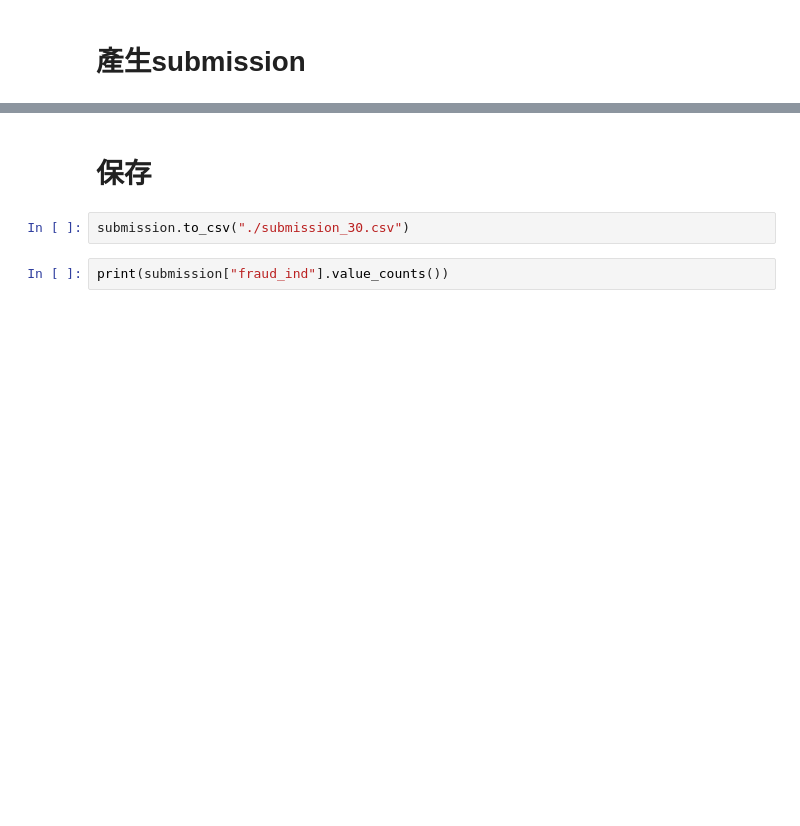
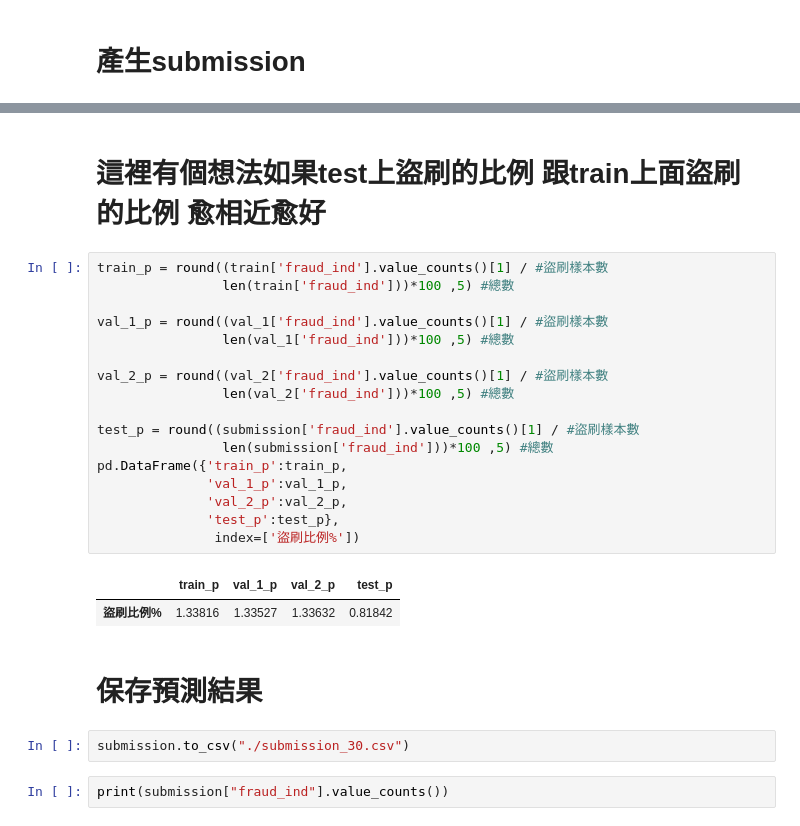
Before and after one commit to skywalker0803r/Ricky, a Jupyter notebook: 玉山AI比賽_modeling.ipynb, the cells around one changed output, grey strips where cells are left out. Drawn from its saved outputs; the diff is of its cells as text; blank space fills up the shorter version.

```diff
--- a/玉山AI比賽_modeling.ipynb
+++ b/玉山AI比賽_modeling.ipynb
@@ -333,8 +326,30 @@ Name: fraud_ind, dtype: int64
 | 1521789 | 590212 | 0 |
 | 1521790 | 590209 | 0 |
 | 1521791 | 592488 | 0 |
+# %% [markdown]
+# 這裡有個想法如果test上盜刷的比例 跟train上面盜刷的比例 愈相近愈好
+# %%
+train_p = round((train['fraud_ind'].value_counts()[1] / #盜刷樣本數
+                len(train['fraud_ind']))*100 ,5) #總數
+
+val_1_p = round((val_1['fraud_ind'].value_counts()[1] / #盜刷樣本數
+                len(val_1['fraud_ind']))*100 ,5) #總數
+
+val_2_p = round((val_2['fraud_ind'].value_counts()[1] / #盜刷樣本數
+                len(val_2['fraud_ind']))*100 ,5) #總數
+
+test_p = round((submission['fraud_ind'].value_counts()[1] / #盜刷樣本數
+                len(submission['fraud_ind']))*100 ,5) #總數
+pd.DataFrame({'train_p':train_p,
+              'val_1_p':val_1_p,
+              'val_2_p':val_2_p,
+              'test_p':test_p},
+               index=['盜刷比例%'])
+# %% [output]
+|  | train_p | val_1_p | val_2_p | test_p |
+| 盜刷比例% | 1.33816 | 1.33527 | 1.33632 | 0.81842 |
 # %% [markdown]
-# 保存
+# 保存預測結果
 # %%
 submission.to_csv("./submission_30.csv")
 # %%
```
Also changed, not shown: parts of 15 cells of this notebook.
